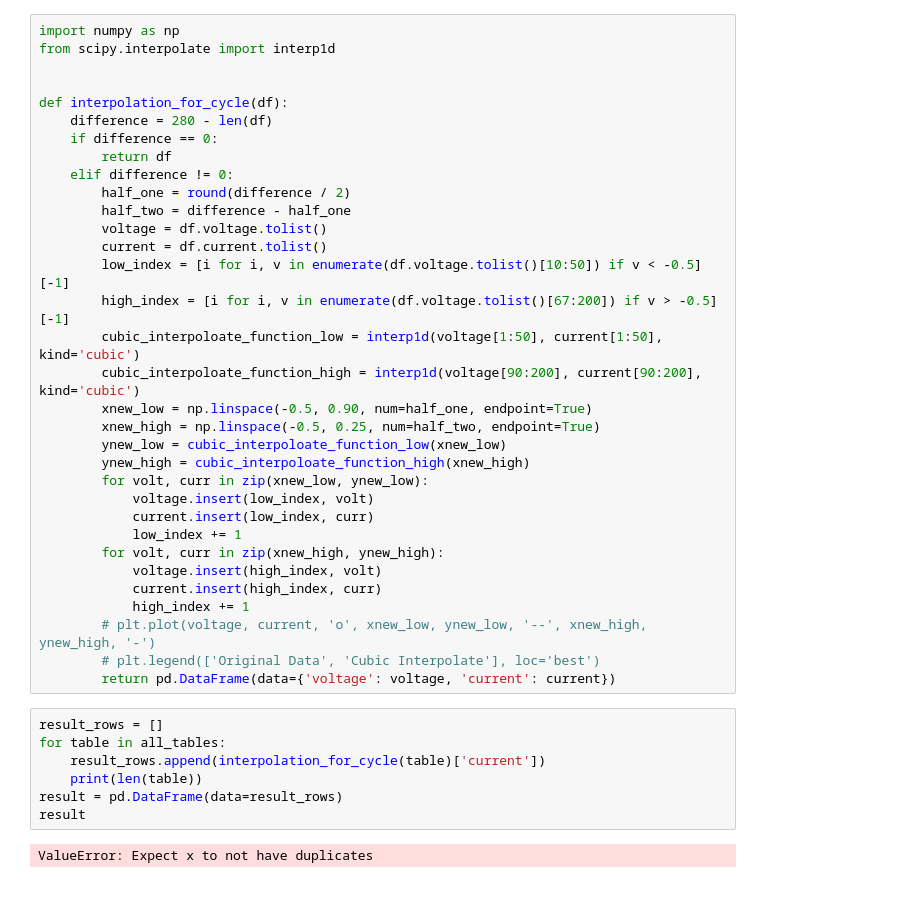
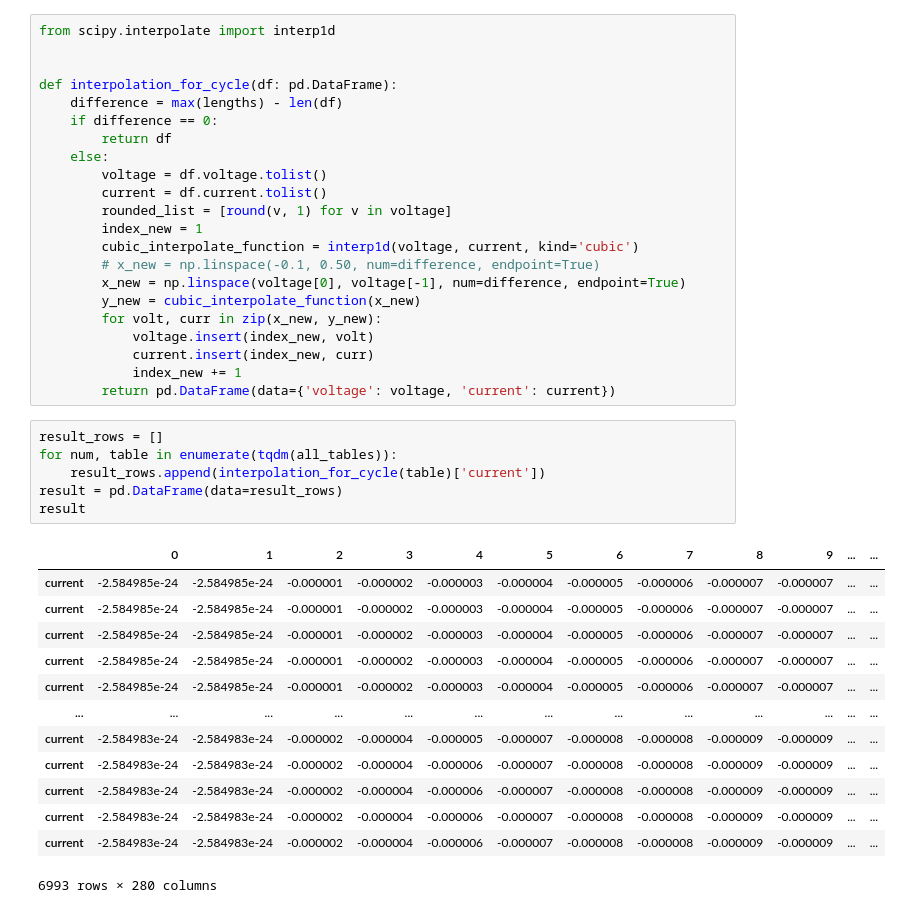
Before and after one commit to RodionGolovinsky/lessonsTimur, a Jupyter notebook: interpolation.ipynb, the cells around one changed output. Cells and saved outputs as stored; diff of their text form.

```diff
--- a/interpolation.ipynb
+++ b/interpolation.ipynb
@@ -68,42 +80,42 @@ min(MINIMUM.voltage)
 # %%
-import numpy as np
 from scipy.interpolate import interp1d
 
 
-def interpolation_for_cycle(df):
-    difference = 280 - len(df)
+def interpolation_for_cycle(df: pd.DataFrame):
+    difference = max(lengths) - len(df)
     if difference == 0:
         return df
-    elif difference != 0:
-        half_one = round(difference / 2)
-        half_two = difference - half_one
+    else:
         voltage = df.voltage.tolist()
         current = df.current.tolist()
-        low_index = [i for i, v in enumerate(df.voltage.tolist()[10:50]) if v < -0.5][-1]
-        high_index = [i for i, v in enumerate(df.voltage.tolist()[67:200]) if v > -0.5][-1]
-        cubic_interpoloate_function_low = interp1d(voltage[1:50], current[1:50], kind='cubic')
-        cubic_interpoloate_function_high = interp1d(voltage[90:200], current[90:200], kind='cubic')
-        xnew_low = np.linspace(-0.5, 0.90, num=half_one, endpoint=True)
-        xnew_high = np.linspace(-0.5, 0.25, num=half_two, endpoint=True)
-        ynew_low = cubic_interpoloate_function_low(xnew_low)
-        ynew_high = cubic_interpoloate_function_high(xnew_high)
-        for volt, curr in zip(xnew_low, ynew_low):
-            voltage.insert(low_index, volt)
-            current.insert(low_index, curr)
-            low_index += 1
-        for volt, curr in zip(xnew_high, ynew_high):
-            voltage.insert(high_index, volt)
-            current.insert(high_index, curr)
-            high_index += 1
-        # plt.plot(voltage, current, 'o', xnew_low, ynew_low, '--', xnew_high, ynew_high, '-')
-        # plt.legend(['Original Data', 'Cubic Interpolate'], loc='best')
+        rounded_list = [round(v, 1) for v in voltage]
+        index_new = 1
+        cubic_interpolate_function = interp1d(voltage, current, kind='cubic')
+        # x_new = np.linspace(-0.1, 0.50, num=difference, endpoint=True)
+        x_new = np.linspace(voltage[0], voltage[-1], num=difference, endpoint=True)
+        y_new = cubic_interpolate_function(x_new)
+        for volt, curr in zip(x_new, y_new):
+            voltage.insert(index_new, volt)
+            current.insert(index_new, curr)
+            index_new += 1
         return pd.DataFrame(data={'voltage': voltage, 'current': current})
 # %%
 result_rows = []
-for table in all_tables:
+for num, table in enumerate(tqdm(all_tables)):
     result_rows.append(interpolation_for_cycle(table)['current'])
-    print(len(table))
 result = pd.DataFrame(data=result_rows)
 result
 # %% [output]
+|  | 0 | 1 | 2 | 3 | 4 | 5 | 6 | 7 | 8 | 9 | ... | ... |
+| current | -2.584985e-24 | -2.584985e-24 | -0.000001 | -0.000002 | -0.000003 | -0.000004 | -0.000005 | -0.000006 | -0.000007 | -0.000007 | ... | ... |
+| current | -2.584985e-24 | -2.584985e-24 | -0.000001 | -0.000002 | -0.000003 | -0.000004 | -0.000005 | -0.000006 | -0.000007 | -0.000007 | ... | ... |
+| current | -2.584985e-24 | -2.584985e-24 | -0.000001 | -0.000002 | -0.000003 | -0.000004 | -0.000005 | -0.000006 | -0.000007 | -0.000007 | ... | ... |
+| current | -2.584985e-24 | -2.584985e-24 | -0.000001 | -0.000002 | -0.000003 | -0.000004 | -0.000005 | -0.000006 | -0.000007 | -0.000007 | ... | ... |
+| current | -2.584985e-24 | -2.584985e-24 | -0.000001 | -0.000002 | -0.000003 | -0.000004 | -0.000005 | -0.000006 | -0.000007 | -0.000007 | ... | ... |
+| ... | ... | ... | ... | ... | ... | ... | ... | ... | ... | ... | ... | ... |
+| current | -2.584983e-24 | -2.584983e-24 | -0.000002 | -0.000004 | -0.000005 | -0.000007 | -0.000008 | -0.000008 | -0.000009 | -0.000009 | ... | ... |
+| current | -2.584983e-24 | -2.584983e-24 | -0.000002 | -0.000004 | -0.000006 | -0.000007 | -0.000008 | -0.000008 | -0.000009 | -0.000009 | ... | ... |
+| current | -2.584983e-24 | -2.584983e-24 | -0.000002 | -0.000004 | -0.000006 | -0.000007 | -0.000008 | -0.000008 | -0.000009 | -0.000009 | ... | ... |
+| current | -2.584983e-24 | -2.584983e-24 | -0.000002 | -0.000004 | -0.000006 | -0.000007 | -0.000008 | -0.000008 | -0.000009 | -0.000009 | ... | ... |
+| current | -2.584983e-24 | -2.584983e-24 | -0.000002 | -0.000004 | -0.000006 | -0.000007 | -0.000008 | -0.000008 | -0.000009 | -0.000009 | ... | ... |
-ValueError: Expect x to not have duplicates
+6993 rows × 280 columns
```
Also changed, not shown: parts of 9 cells of this notebook, 2 other files.
